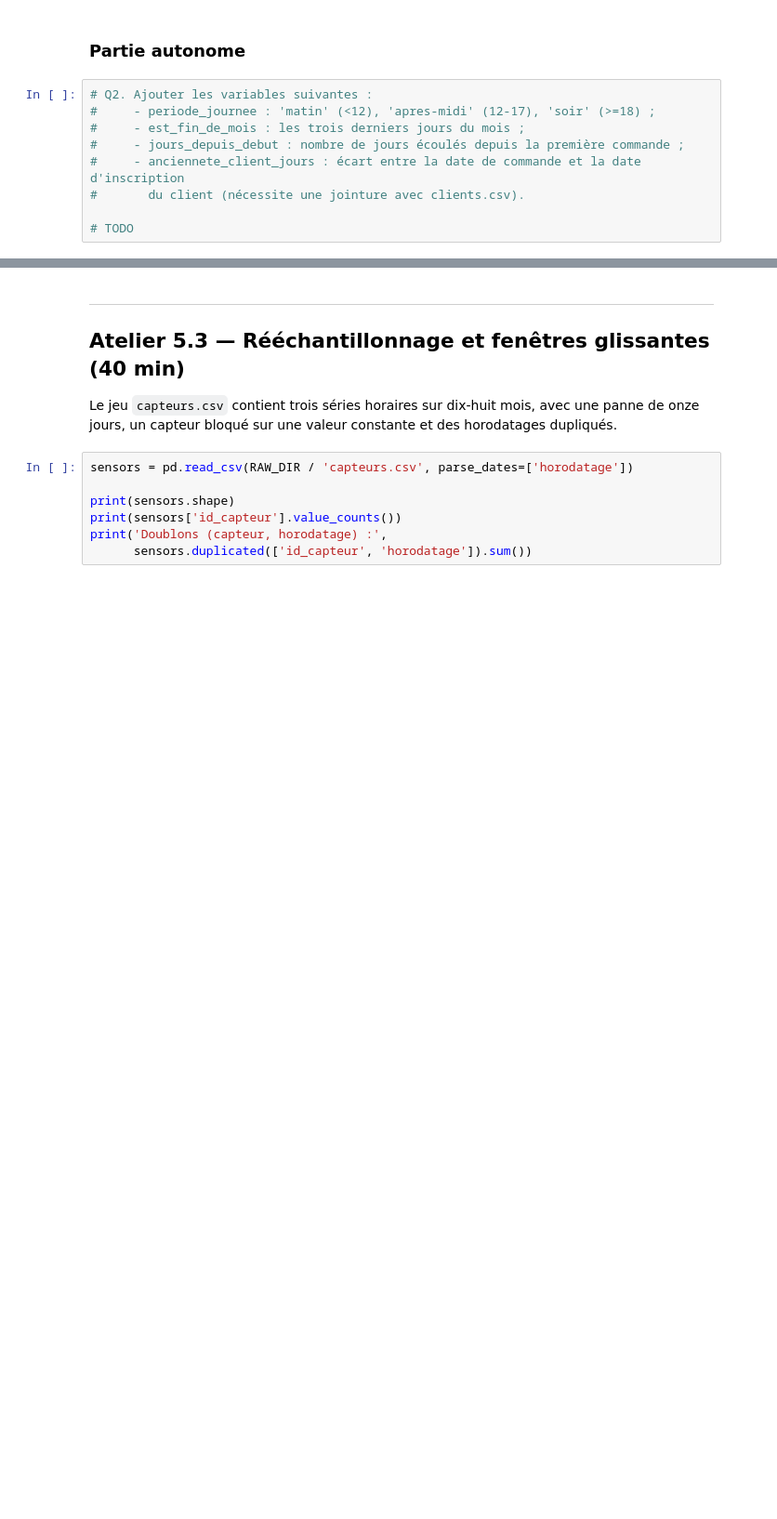
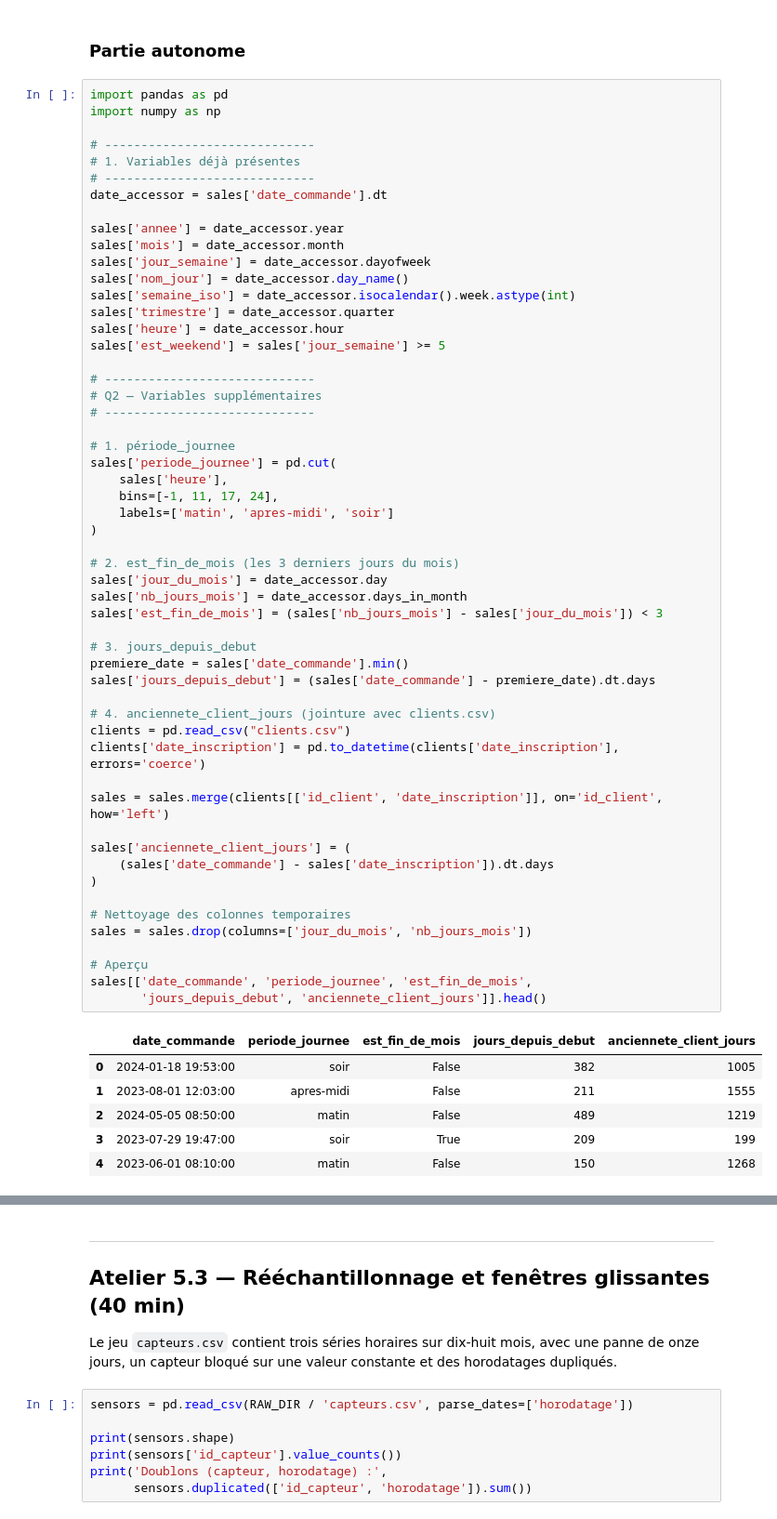
Before and after one commit to floriandechambre-codaschool/Master-IA-Data-PMD, a Jupyter notebook: 05_variables_temporelles.ipynb, the cells around one changed output, grey strips where cells are left out. Shown at 93% size. Saved outputs shown, nothing was run; the diff lists cells and outputs as text; blank space fills up the shorter version.

```diff
--- a/05_variables_temporelles.ipynb
+++ b/05_variables_temporelles.ipynb
@@ -149,14 +266,66 @@ print('Distance entre janvier et février  :',
 # %% [markdown]
 ### Partie autonome
 # %%
-# Q2. Ajouter les variables suivantes :
-#     - periode_journee : 'matin' (<12), 'apres-midi' (12-17), 'soir' (>=18) ;
-#     - est_fin_de_mois : les trois derniers jours du mois ;
-#     - jours_depuis_debut : nombre de jours écoulés depuis la première commande ;
-#     - anciennete_client_jours : écart entre la date de commande et la date d'inscription
-#       du client (nécessite une jointure avec clients.csv).
+import pandas as pd
+import numpy as np
 
-# TODO
+# -----------------------------
+# 1. Variables déjà présentes
+# -----------------------------
+date_accessor = sales['date_commande'].dt
+
+sales['annee'] = date_accessor.year
+sales['mois'] = date_accessor.month
+sales['jour_semaine'] = date_accessor.dayofweek
+sales['nom_jour'] = date_accessor.day_name()
+sales['semaine_iso'] = date_accessor.isocalendar().week.astype(int)
+sales['trimestre'] = date_accessor.quarter
+sales['heure'] = date_accessor.hour
+sales['est_weekend'] = sales['jour_semaine'] >= 5
+
+# -----------------------------
+# Q2 — Variables supplémentaires
+# -----------------------------
+
+# 1. période_journee
+sales['periode_journee'] = pd.cut(
+    sales['heure'],
+    bins=[-1, 11, 17, 24],
+    labels=['matin', 'apres-midi', 'soir']
+)
+
+# 2. est_fin_de_mois (les 3 derniers jours du mois)
+sales['jour_du_mois'] = date_accessor.day
+sales['nb_jours_mois'] = date_accessor.days_in_month
+sales['est_fin_de_mois'] = (sales['nb_jours_mois'] - sales['jour_du_mois']) < 3
+
+# 3. jours_depuis_debut
+premiere_date = sales['date_commande'].min()
+sales['jours_depuis_debut'] = (sales['date_commande'] - premiere_date).dt.days
+
+# 4. anciennete_client_jours (jointure avec clients.csv)
+clients = pd.read_csv("clients.csv")
+clients['date_inscription'] = pd.to_datetime(clients['date_inscription'], errors='coerce')
+
+sales = sales.merge(clients[['id_client', 'date_inscription']], on='id_client', how='left')
+
+sales['anciennete_client_jours'] = (
+    (sales['date_commande'] - sales['date_inscription']).dt.days
+)
+
+# Nettoyage des colonnes temporaires
+sales = sales.drop(columns=['jour_du_mois', 'nb_jours_mois'])
+
+# Aperçu
+sales[['date_commande', 'periode_journee', 'est_fin_de_mois',
+       'jours_depuis_debut', 'anciennete_client_jours']].head()
+# %% [output]
+|  | date_commande | periode_journee | est_fin_de_mois | jours_depuis_debut | anciennete_client_jours |
+| 0 | 2024-01-18 19:53:00 | soir | False | 382 | 1005 |
+| 1 | 2023-08-01 12:03:00 | apres-midi | False | 211 | 1555 |
+| 2 | 2024-05-05 08:50:00 | matin | False | 489 | 1219 |
+| 3 | 2023-07-29 19:47:00 | soir | True | 209 | 199 |
+| 4 | 2023-06-01 08:10:00 | matin | False | 150 | 1268 |
 # %%
 # Q3. Le chiffre d'affaires est-il différent le week-end ? Comparez le montant moyen
 #     par commande selon est_weekend, puis selon le nom du jour. Commentez.
```
Also changed, not shown: parts of 13 cells of this notebook, 15 other files.
